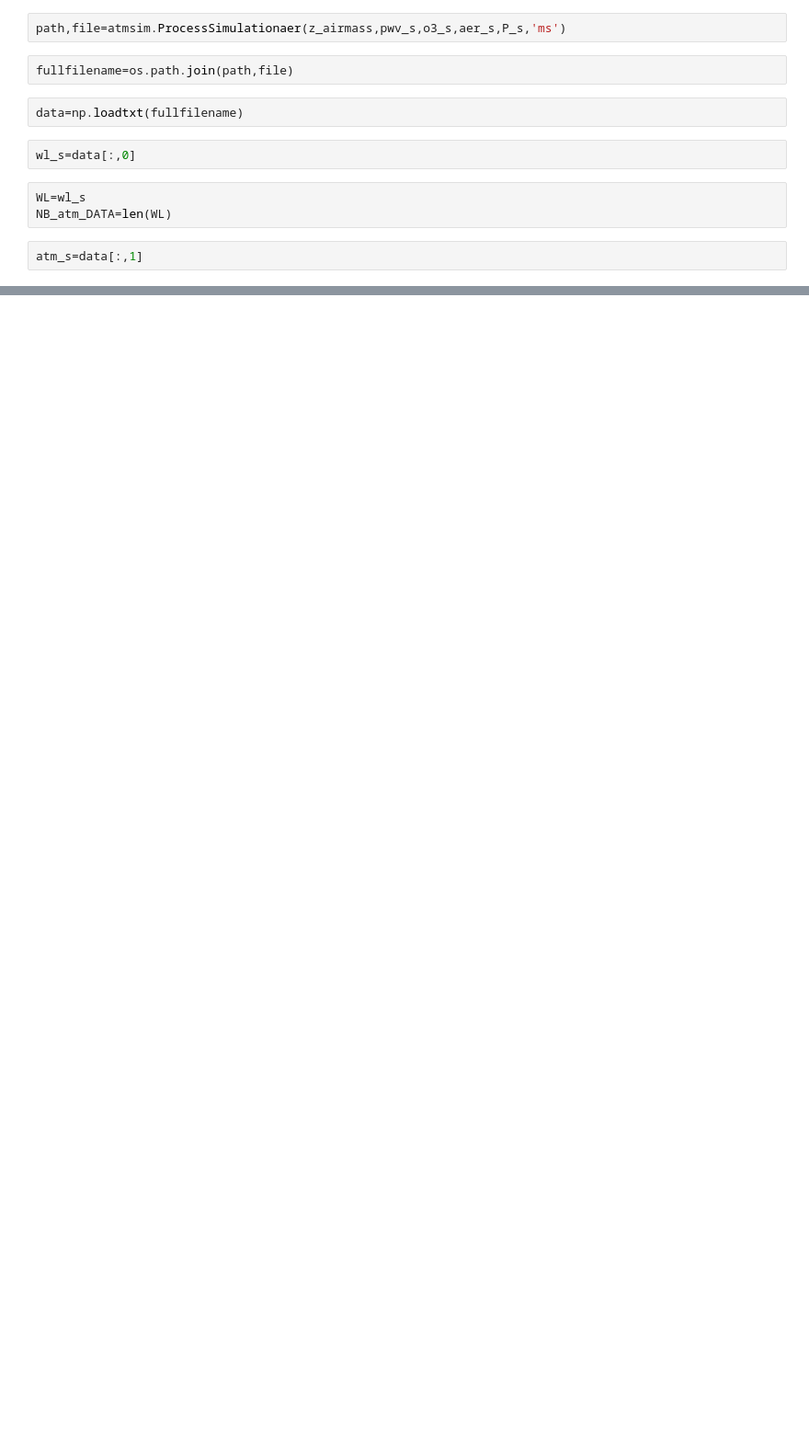
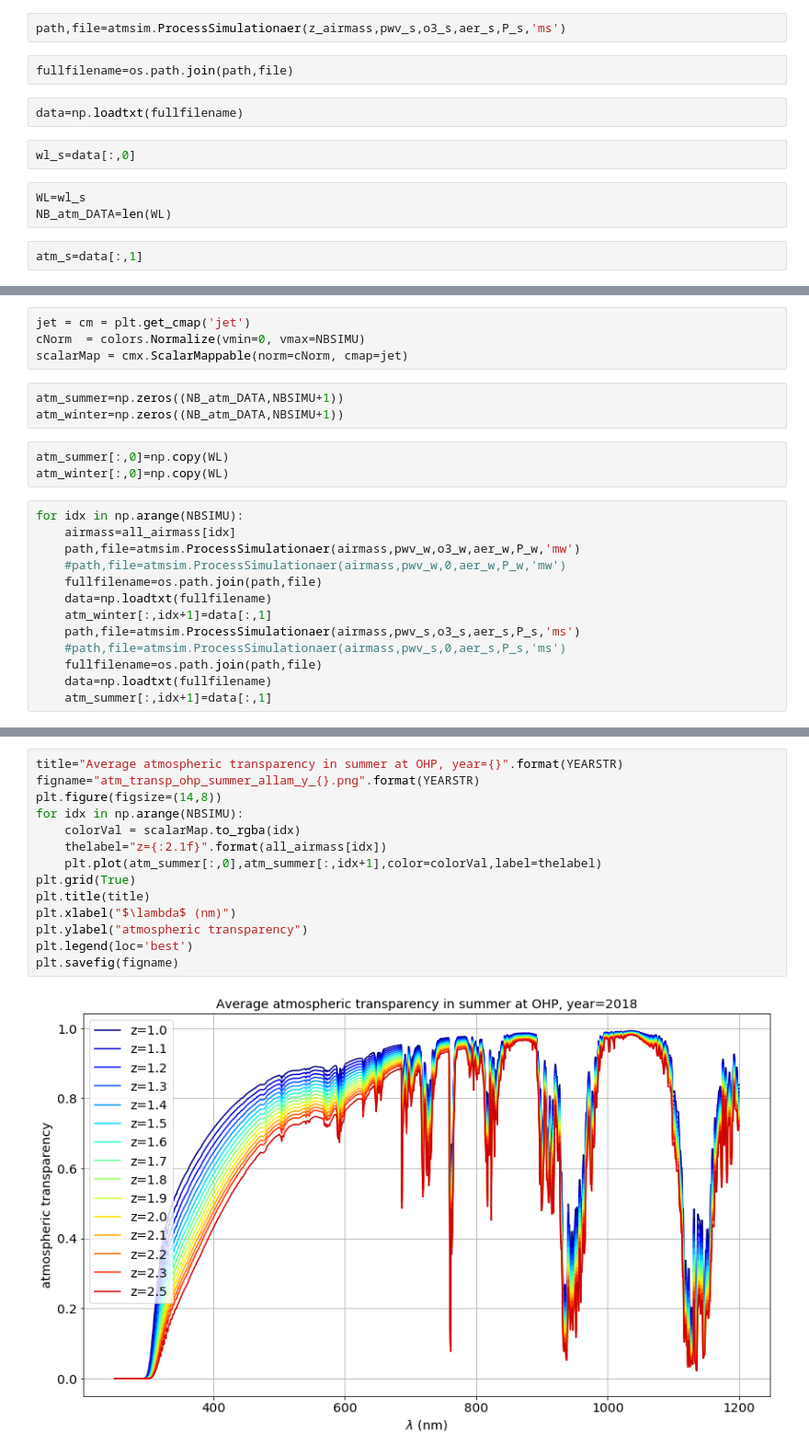
Before and after one commit to sylvielsstfr/GMAOMERRA2, a Jupyter notebook: atmtranspsim_ohp/SimulationAirTransparencyOHP2018.ipynb, the cells around one changed output, grey strips where cells are left out. Shown: that part at 92% size. Drawn from its saved outputs; the diff is of its cells as text; blank space fills up the shorter version.

```diff
--- a/atmtranspsim_ohp/SimulationAirTransparencyOHP2018.ipynb
+++ b/atmtranspsim_ohp/SimulationAirTransparencyOHP2018.ipynb
@@ -89,0 +130,23 @@ plt.ylim(0.9,1.1)
+# %%
+jet = cm = plt.get_cmap('jet')
+cNorm  = colors.Normalize(vmin=0, vmax=NBSIMU)
+scalarMap = cmx.ScalarMappable(norm=cNorm, cmap=jet)
+# %%
+atm_summer=np.zeros((NB_atm_DATA,NBSIMU+1))
+atm_winter=np.zeros((NB_atm_DATA,NBSIMU+1))
+# %%
+atm_summer[:,0]=np.copy(WL)
+atm_winter[:,0]=np.copy(WL)
+# %%
+for idx in np.arange(NBSIMU):
+    airmass=all_airmass[idx]
+    path,file=atmsim.ProcessSimulationaer(airmass,pwv_w,o3_w,aer_w,P_w,'mw')
+    #path,file=atmsim.ProcessSimulationaer(airmass,pwv_w,0,aer_w,P_w,'mw')
+    fullfilename=os.path.join(path,file)
+    data=np.loadtxt(fullfilename)
+    atm_winter[:,idx+1]=data[:,1]
+    path,file=atmsim.ProcessSimulationaer(airmass,pwv_s,o3_s,aer_s,P_s,'ms')
+    #path,file=atmsim.ProcessSimulationaer(airmass,pwv_s,0,aer_s,P_s,'ms')
+    fullfilename=os.path.join(path,file)
+    data=np.loadtxt(fullfilename)
+    atm_summer[:,idx+1]=data[:,1]
@@ -89,0 +155,16 @@ plt.ylim(0.9,1.1)
+# %%
+title="Average atmospheric transparency in summer at OHP, year={}".format(YEARSTR)
+figname="atm_transp_ohp_summer_allam_y_{}.png".format(YEARSTR)
+plt.figure(figsize=(14,8))
+for idx in np.arange(NBSIMU):
+    colorVal = scalarMap.to_rgba(idx)
+    thelabel="z={:2.1f}".format(all_airmass[idx])
+    plt.plot(atm_summer[:,0],atm_summer[:,idx+1],color=colorVal,label=thelabel)
+plt.grid(True)
+plt.title(title)
+plt.xlabel("$\lambda$ (nm)")
+plt.ylabel("atmospheric transparency")
+plt.legend(loc='best')
+plt.savefig(figname)
+# %% [output]
+[figure, added]
```
Also changed, not shown: parts of 29 cells of this notebook.
